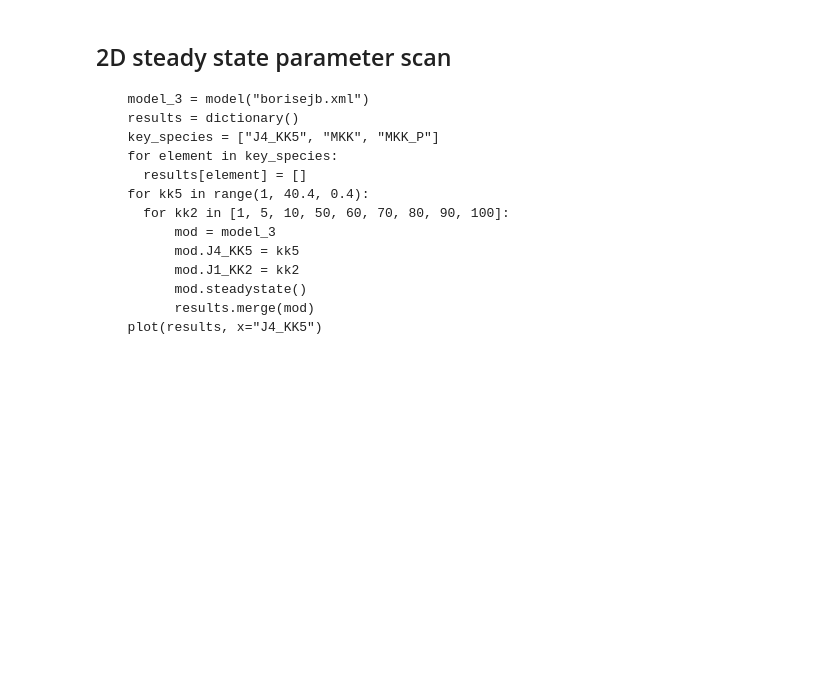
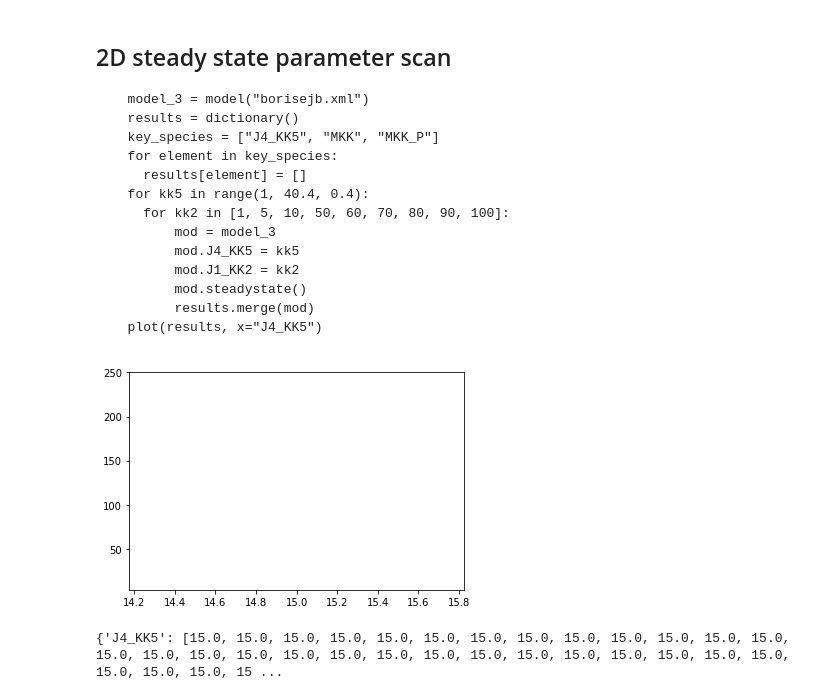
Before and after one commit to matthiaskoenig/sedml-script, a Jupyter notebook: sedml-script.ipynb, the cells around one changed output. Saved outputs shown, nothing was run; the diff lists cells and outputs as text; code cells hidden in the pictures; blank space fills up the shorter version.

````diff
--- a/sedml-script.ipynb
+++ b/sedml-script.ipynb
@@ -216,32 +218,62 @@ for j0 in [8, 4, 0.4]:
   plot(results, x="J4_KK5")
 ```
 # %%
+# this is not working
+
+def steadystate(model):
+    """Calculate steady state for model."""
+    model.conservedMoietyAnalysis = True
+    solver = model.getSteadyStateSolver()
+
+    # solver.setSetting("maximum_iterations", 500)
+
+    d = dict()
+    try:
+        model.steadyState()
+
+        s = model.getSteadyStateValues()
+        for k, key in enumerate(model.steadyStateSelections):
+            d[key] = s[k]
+
+    except RuntimeError:
+        for key in model.steadyStateSelections:
+             d[key] = np.nan
+    return d
+
+
 model3 = model("borisejb.xml")
 # FIXME: set variables
-outputVariables(model3, ["J4_KK5", "MKK", "MKK_P"])
+keys = ["J4_KK5", "[MKK]", "[MKK_P]"]
+outputVariables(model3, ["J4_KK5", "[MKK]", "[MKK_P]"])
 
 results = dotdict()
-key_species = ["J4_KK5", "MKK", "MKK_P"]
-for element in key_species:
+for element in keys:
     results[element] = []
 
 # FIXME: is the range correct?
 # for kk5 in range(1, 40.4, 0.4):
-for kk5 in np.linspace(start=0, stop=40, num=100):
+for kk5 in np.linspace(start=1, stop=40, num=10):
     for kk2 in [1, 5, 10, 50, 60, 70, 80, 90, 100]:
         # FIXME model copy
         mod = model3
         mod.resetAll()
         mod.J4_KK5 = kk5
         mod.J1_KK2 = kk2
 
-        s = onestep(mod, 1000)
-
+        s = steadystate(mod)
         # FIXME: this merge will not work
         # results.merge(mod)
-        for key in key_species:
-            results[key].append(s[key].values)
+        for key in keys:
+            # FIXME: steady state returns only concentrations, probably selections not correct
+            # model state not updated
+            results[key].append(mod[key])
 
-            print(results)
 # convert to DataFrame for plotting
 plt.plot(results["J4_KK5"], pd.DataFrame(results))
+plt.show()
+
+# FIXME: many steady states are not feasible
+print(results)
+# %% [output]
+[figure, added]
+{'J4_KK5': [15.0, 15.0, 15.0, 15.0, 15.0, 15.0, 15.0, 15.0, 15.0, 15.0, 15.0, 15.0, 15.0, 15.0, 15.0, 15.0, 15.0, 15.0, 15.0, 15.0, 15.0, 15.0, 15.0, 15.0, 15.0, 15.0, 15.0, 15.0, 15.0, 15.0, 15.0, 15 ...
````
Also changed, not shown: parts of 2 cells of this notebook.
